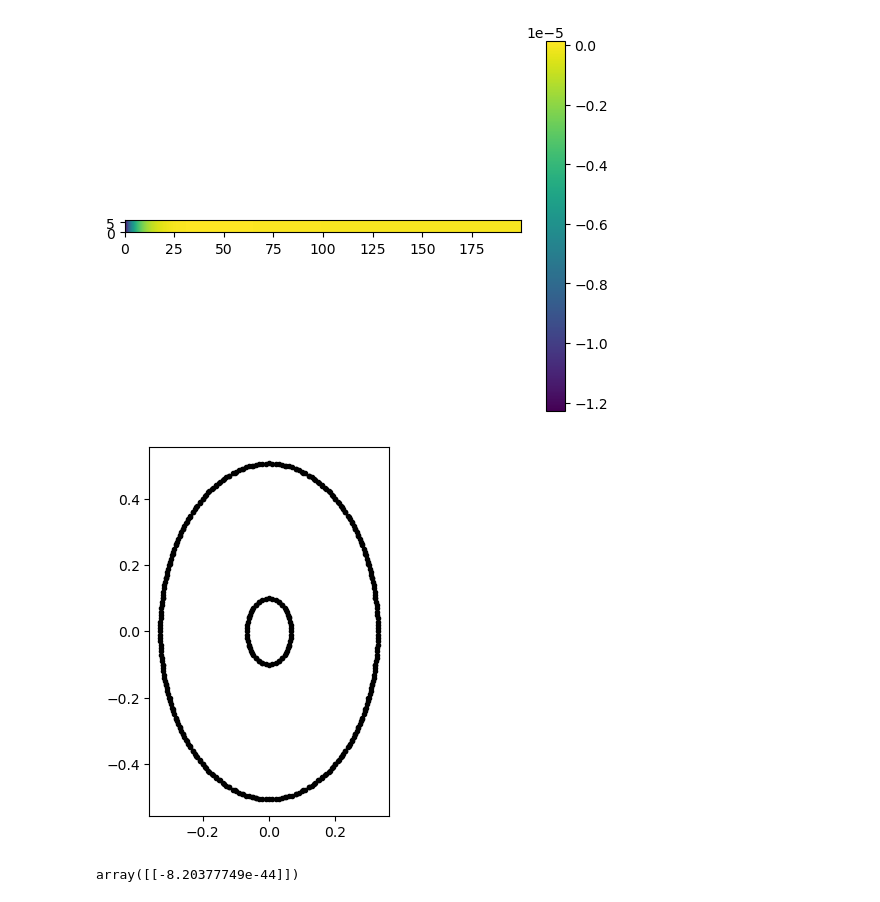
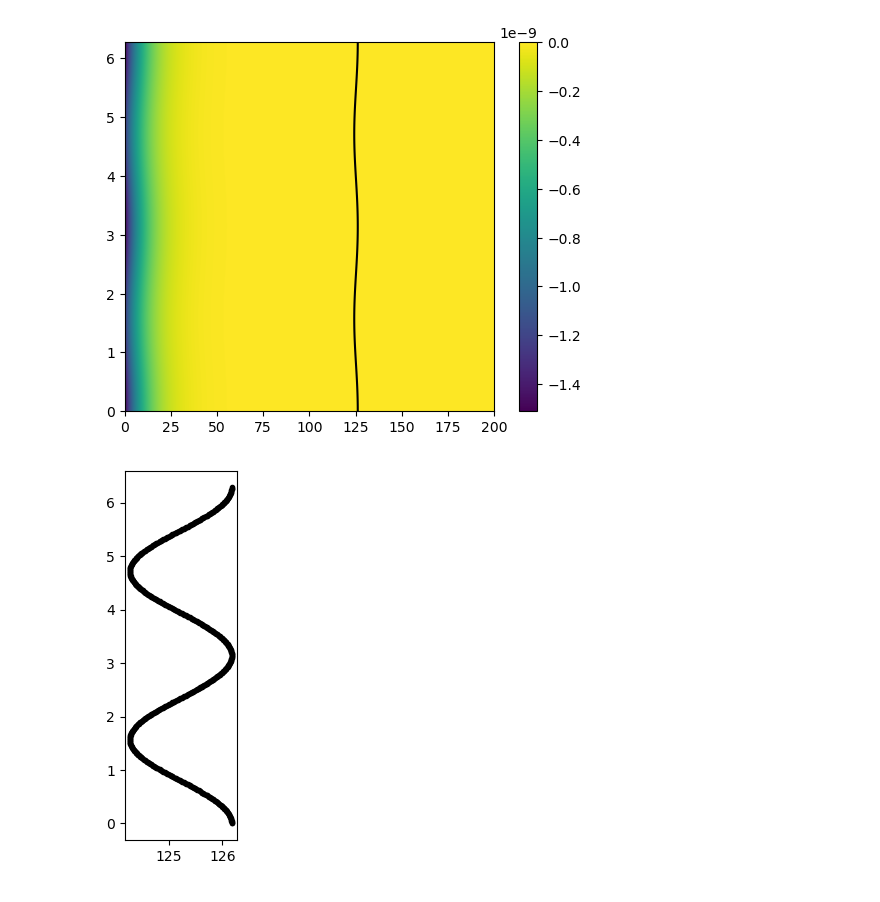
Before and after one commit to giovannipiccoli99/Lens_transit, a Jupyter notebook: caustic_finder_spherical_coordinates.ipynb, the cells around one changed output. Saved outputs shown, nothing was run; the diff lists cells and outputs as text; code cells hidden in the pictures.

```diff
--- a/caustic_finder_spherical_coordinates.ipynb
+++ b/caustic_finder_spherical_coordinates.ipynb
@@ -7,15 +7,14 @@ import mpmath as mp
 #%matplotlib inline
 # %%
 def l_OD_test(h, phi):
-    z = np.exp(-h/20)*np.cos(0*phi*0.01)
+    z = np.exp(-h/20)*(1 + 0.1*np.cos(phi)**2)*np.heaviside(h, 0) + (1 - np.heaviside(h, 0))*(1 + 0.1*np.cos(phi)**2)
     z = z #- 2*np.exp(-0.5*((x - x_0*np.ones_like(x))**2 + (y - y_0*np.ones_like(y))**2)/sigma**2)/(2*np.pi*sigma**2)
     return z
 
-h_data = np.arange(0, 200, 1)
-phi_data = np.arange(0, 2*np.pi, 0.1)
+h_data = np.arange(0, 210, 0.1)
+phi_data = np.arange(0, 2*np.pi, 0.01)
 l_OD_data = l_OD_test(h_data[:, None], phi_data[None, :])
-l_OD = scipy.interpolate.RectBivariateSpline(h_data, phi_data, l_OD_data)
-
+l_OD = scipy.interpolate.RectBivariateSpline(h_data, phi_data, l_OD_data, kx=5, ky=5)
 plt.plot(h_data, l_OD.ev(h_data, 0))
 # %% [output]
 [<matplotlib.lines.Line2D at 0x...>]
@@ -25,12 +24,13 @@ def inv_M(h, phi, args):
     R, D,  = args
     r = h + R
     M_hh = 1/D + l_OD.partial_derivative(2, 0)(h, phi)
-    M_pp = r[:, None]/D + l_OD.partial_derivative(1, 0)(h, phi)/r[:, None] + l_OD.partial_derivative(0, 2)(h, phi)/r[:, None]**2
+    M_pp = 1/D + l_OD.partial_derivative(1, 0)(h, phi)/r[:, None] + l_OD.partial_derivative(0, 2)(h, phi)/r[:, None]**2
     M_hp = l_OD.partial_derivative(0, 1)(h, phi)/r[:, None]**2 - l_OD.partial_derivative(1, 1)(h, phi)/r[:, None]
 
     res = np.array([[M_hh, M_hp], [M_hp, M_pp]])
     res = np.transpose(res, (2, 3, 0, 1))
     return res
+
 def magnification_det(h, phi, args):
     A = np.zeros([2, 2, np.size(h), np.size(phi)])
     det_inv_M = np.zeros([np.size(h), np.size(phi)])
@@ -54,29 +40,27 @@ plt.plot(phi, det_inv_M[0, :])
 # %%
-plt.imshow(np.transpose(det_inv_M), origin='lower',extent=[h.min(), h.max(), phi.min(), phi.max()])#, vmin = -150, vmax = 150)#np.max(det_inv_M))
+args = 1e+5, 1e+9
+h = np.linspace(0, 200, 5000)
+phi = np.linspace(0, 2*np.pi, 500)
+det_inv_M = np.transpose(magnification_det(h, phi, args))
+plt.imshow(det_inv_M, origin = 'lower',extent=[h.min(), h.max(), phi.min(), phi.max()], aspect=(h.max() - h.min()) / (phi.max() - phi.min()))
 plt.colorbar()
-#plt.gca().set_aspect('equal')
-#X_cr = plt.contour(h, phi, det_inv_M, levels = [0], colors = 'k')
-plt.show()
+X_cr = plt.contour(h, phi, det_inv_M, levels = [0], colors = 'k')
 # %% [output]
-[figure, old version]
+[figure, new version]
 # %%
-x_cr, y_cr = [], []
+h_cr, phi_cr = [], []
 i = 0
 for path in X_cr.get_paths():
     v = path.vertices
-    x_cr.append(v[:, 0])
-    y_cr.append(v[:, 1])
+    h_cr.append(v[:, 0])
+    phi_cr.append(v[:, 1])
     #display(v)
     i = i + 1
 
-x_c = np.array(x_cr, dtype=object)
-y_c = np.array(y_cr, dtype=object)
-plt.scatter(x_cr, y_cr, color = 'k', marker= '.')
+x_c = np.array(h_cr, dtype=object)
+y_c = np.array(phi_cr, dtype=object)
+plt.plot(h_cr, phi_cr, color = 'k', marker= '.')
 plt.gca().set_aspect('equal')
 plt.show()
 # %% [output]
-[figure, old version]
+[figure, new version]
-# %%
-l_OD.partial_derivative(0, 1)(0, 1)
-# %% [output]
-array([[-8.20377749e-44]])
```
Also changed, not shown: parts of 9 cells of this notebook.
